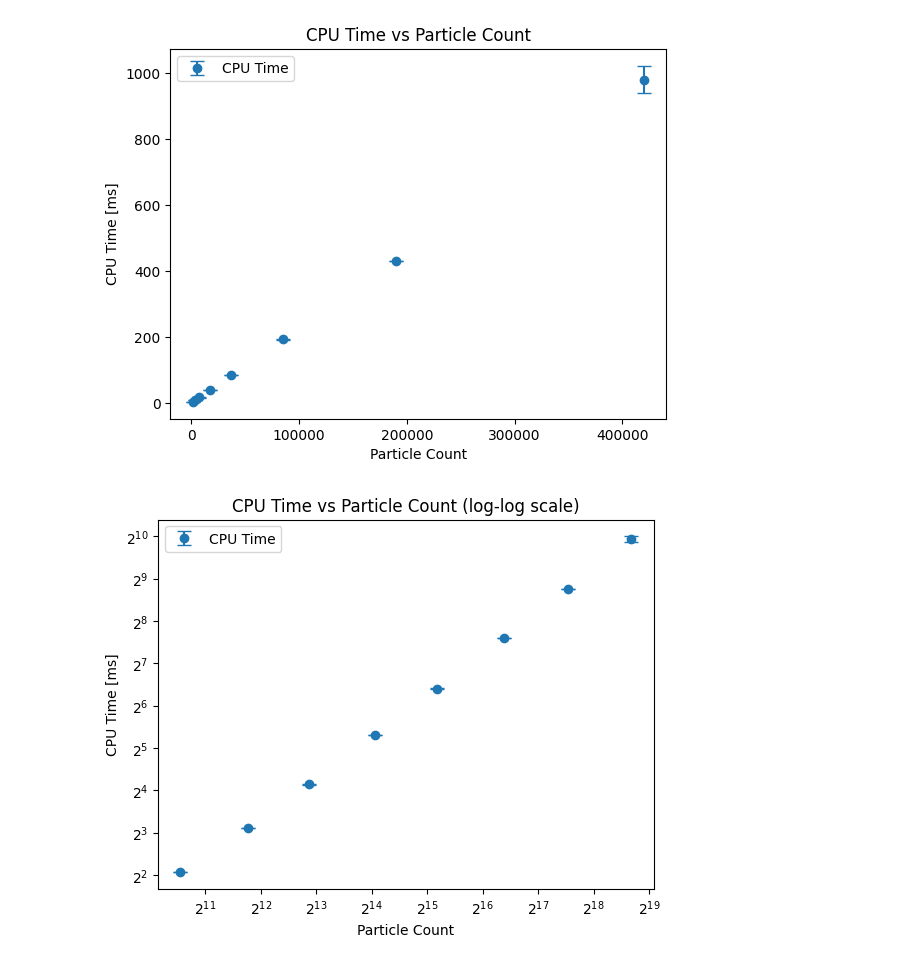
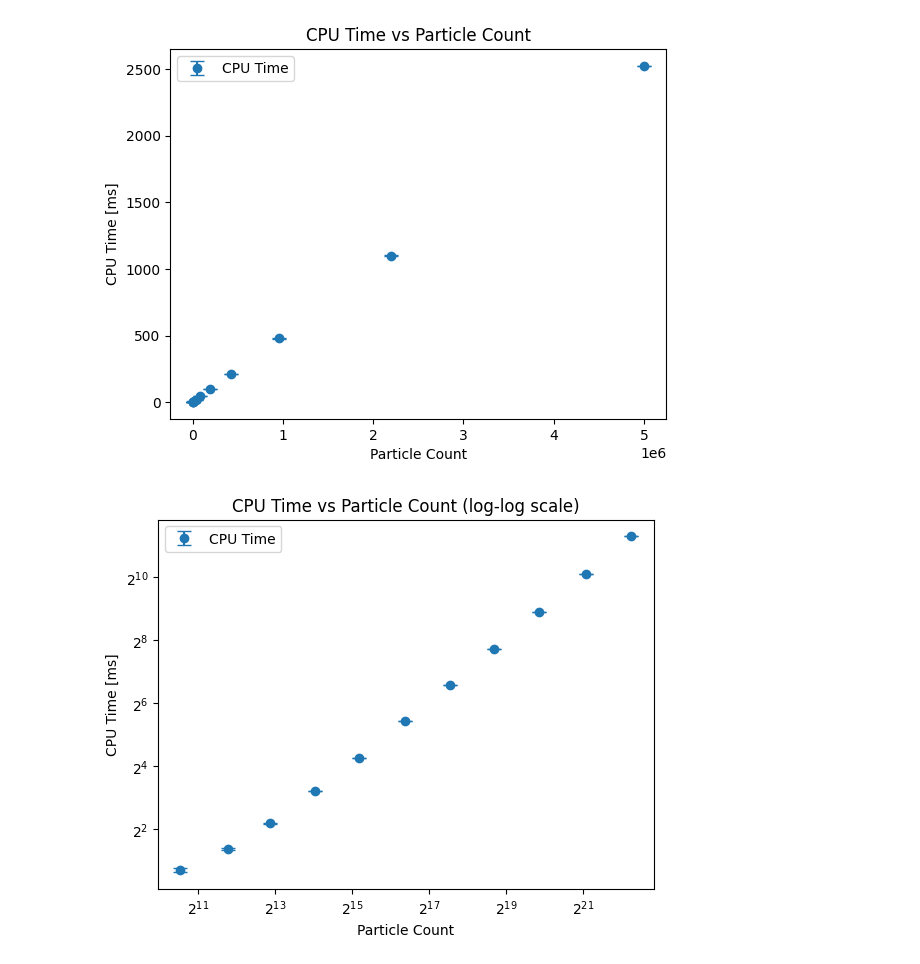
Before and after one commit to MartinOpat/Tracmass, a Jupyter notebook: process_data.ipynb, the cells around one changed output. Drawn from its saved outputs; the diff is of its cells as text; code cells hidden in the pictures.

```diff
--- a/process_data.ipynb
+++ b/process_data.ipynb
@@ -7,8 +7,13 @@ from datetime import datetime
 # %%
 
 def time_to_seconds(time_str):
-    time_obj = datetime.strptime(time_str, "%M:%S.%f")
-    total_seconds = time_obj.hour * 3600 + time_obj.minute * 60 + time_obj.second
+    # if time_str contains : twice, it is in the format HH:MM:SS, else MM:SS
+    if time_str.count(":") == 2:
+        time_obj = datetime.strptime(time_str, "%H:%M:%S")
+        total_seconds = time_obj.hour * 3600 + time_obj.minute * 60 + time_obj.second
+    else:
+        time_obj = datetime.strptime(time_str, "%M:%S.%f")
+        total_seconds = time_obj.hour * 3600 + time_obj.minute * 60 + time_obj.second
 
     return float(total_seconds)
 # %%
@@ -17,12 +22,12 @@ cpu_times_err = []
 wall_clock_times = []
 wall_clock_times_err = []
 # particle_counts = [1500, 3500, 7500, 17000, 37000, 85000, 190000, 420000, 950000, 2200000]
-# particle_counts = [1500, 3500, 7500, 17000, 37000, 85000, 190000, 420000, 950000, 2200000, 5000000]
-particle_counts = [1500, 3500, 7500, 17000, 37000, 85000, 190000, 420000]  # Intermediate testing, delete later
+particle_counts = [1500, 3500, 7500, 17000, 37000, 85000, 190000, 420000, 950000, 2200000, 5000000]
 # %%
 # for i in ["", "_1", "_2", "_3", "_4", "_5", "_6", "_7", "_8", "_9"]:
 # for i in ["_10", "_11", "_12", "_13", "_14", "_15", "_16", "_17", "_18", "_19", "_20"]:
-for i in ["_21", "_22", "_23", "_24", "_25", "_26", "_27", "_28"]:
+# for i in ["_21", "_22", "_23", "_24", "_25", "_26", "_27", "_28"]:
+for i in ["_29", "_30", "_31", "_32", "_33", "_34", "_35", "_36", "_37", "_38", "_39"]:
     with open("output_logs/tracmass_output{}.txt".format(i)) as f:
         lines = f.readlines()
 
@@ -49,21 +54,38 @@ for i in ["_21", "_22", "_23", "_24", "_25", "_26", "_27", "_28"]:
 # %%
 # CPU time vs particle count
 plt.errorbar(particle_counts, cpu_times, cpu_times_err, label="CPU Time", fmt='o', capsize=5)
 plt.xlabel("Particle Count")
 plt.ylabel("CPU Time [ms]")
 plt.title("CPU Time vs Particle Count")
 plt.legend()
 plt.show()
 
 # CPU time vs particle count log-log scale
 plt.errorbar(particle_counts, cpu_times, cpu_times_err, label="CPU Time", fmt='o', capsize=5)
 plt.xscale("log", base=2)
 plt.yscale("log", base=2)
 plt.xlabel("Particle Count")
 plt.ylabel("CPU Time [ms]")
 plt.title("CPU Time vs Particle Count (log-log scale)")
 plt.legend()
 plt.show()
+
+# Same plot except data from own app included
+# 1st column = particle count, 2nd column = CPU time, 3rd column = cpu time error
+data = pd.read_csv("own_sequential_cpu.csv", delimiter=" ")
+own_particle_counts = data["pc"]
+own_cpu_times = data["cpu"]
+own_cpu_times_err = data["err"]
+
+plt.errorbar(particle_counts, cpu_times, cpu_times_err, label="CPU Time", fmt='o', capsize=5)
+plt.errorbar(own_particle_counts, own_cpu_times, own_cpu_times_err, label="CPU Time (Own App)", fmt='o', capsize=5)
+plt.xscale("log", base=2)
+plt.yscale("log", base=2)
+plt.xlabel("Particle Count")
+plt.ylabel("CPU Time [ms]")
+plt.title("CPU Time vs Particle Count")
+plt.legend()
+plt.show()
 # %% [output]
-[figure, old version]
+[figure, new version]
-[figure, old version]
+[figure, new version]
```
Also changed, not shown: parts of 4 cells of this notebook, 3 other files.
